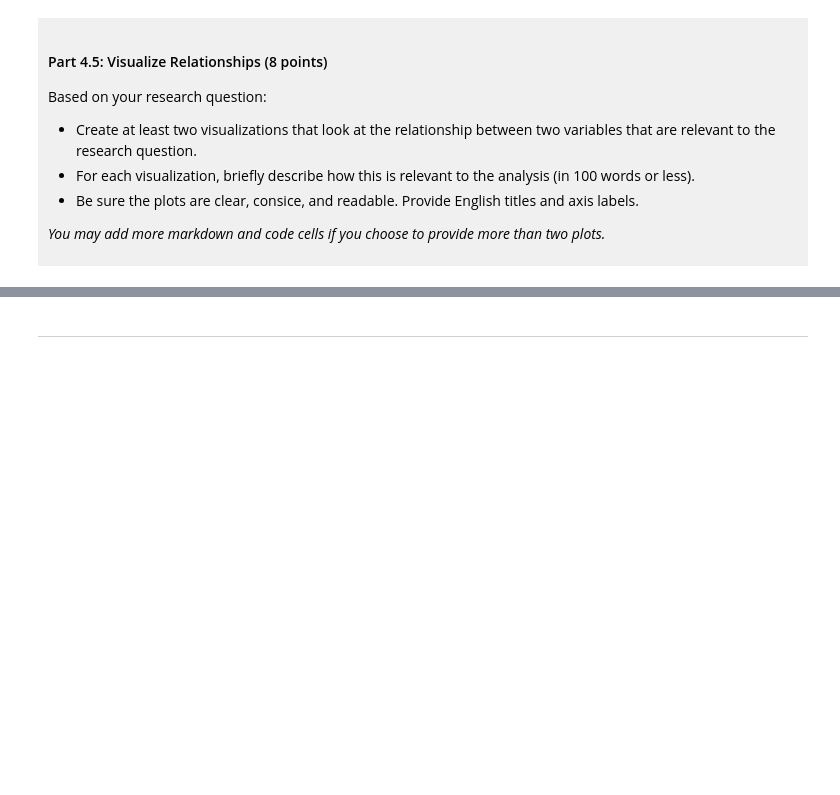
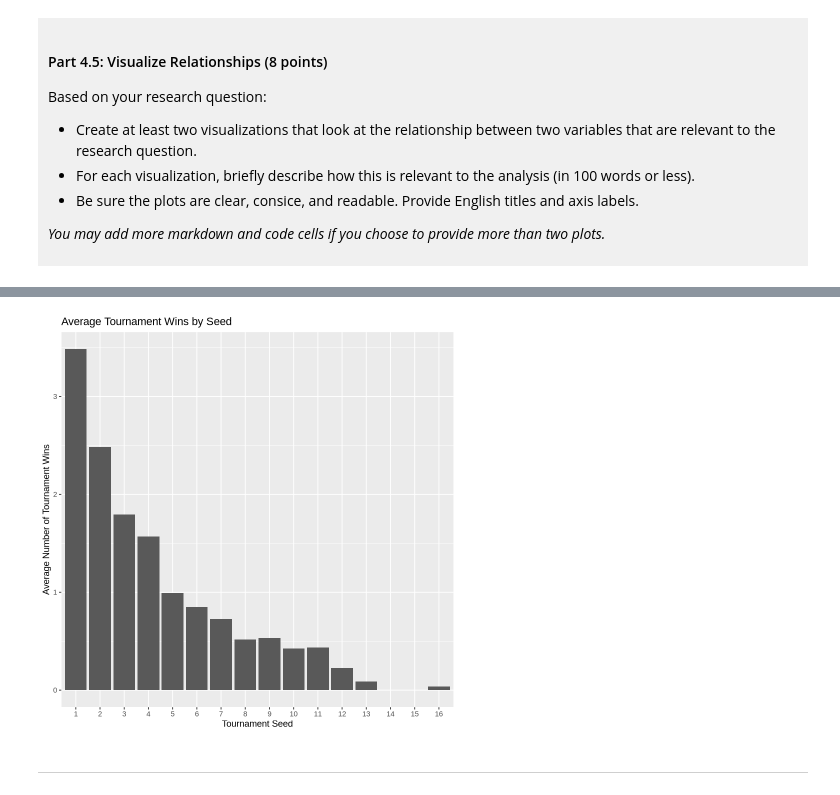
Before and after one commit to Ewan-Magus/dsci-100-project-ewan-magus, a Jupyter notebook: dsci-100-project-notebook.ipynb, the cells around one changed output, grey strips where cells are left out. Cells and saved outputs as stored; diff of their text form; code cells hidden in the pictures; blank space fills up the shorter version.

```diff
--- a/dsci-100-project-notebook.ipynb
+++ b/dsci-100-project-notebook.ipynb
@@ -420,5 +440,18 @@ Visualization 2: %%% EDIT THIS MARKDOWN CELL%%%
 # %%
-### EDIT THIS CODE CELL FOR VISUALIZATION 2###
+# Calculates the average number of tournament wins for each seed
+seed_avg <- march_madness_tidy |>
+    filter(seed != 0) |> # Gets rid of any seeds that say "0"
+    group_by(seed) |> # Groups each seed together (reduces clutter)
+    summarize(avg_tourney_wins = mean(tourney_wins))
+
+# Plots the average number of tournament wins for each seed
+ggplot(seed_avg, aes(x = factor(seed), y = avg_tourney_wins)) +
+    geom_col() +
+    labs(x = "Tournament Seed",
+         y = "Average Number of Tournament Wins",
+         title = "Average Tournament Wins by Seed")
+# %% [output]
+[figure, added]
 # %% [markdown]
 ------
 # %% [markdown]
```
Also changed, not shown: parts of 4 cells of this notebook.
